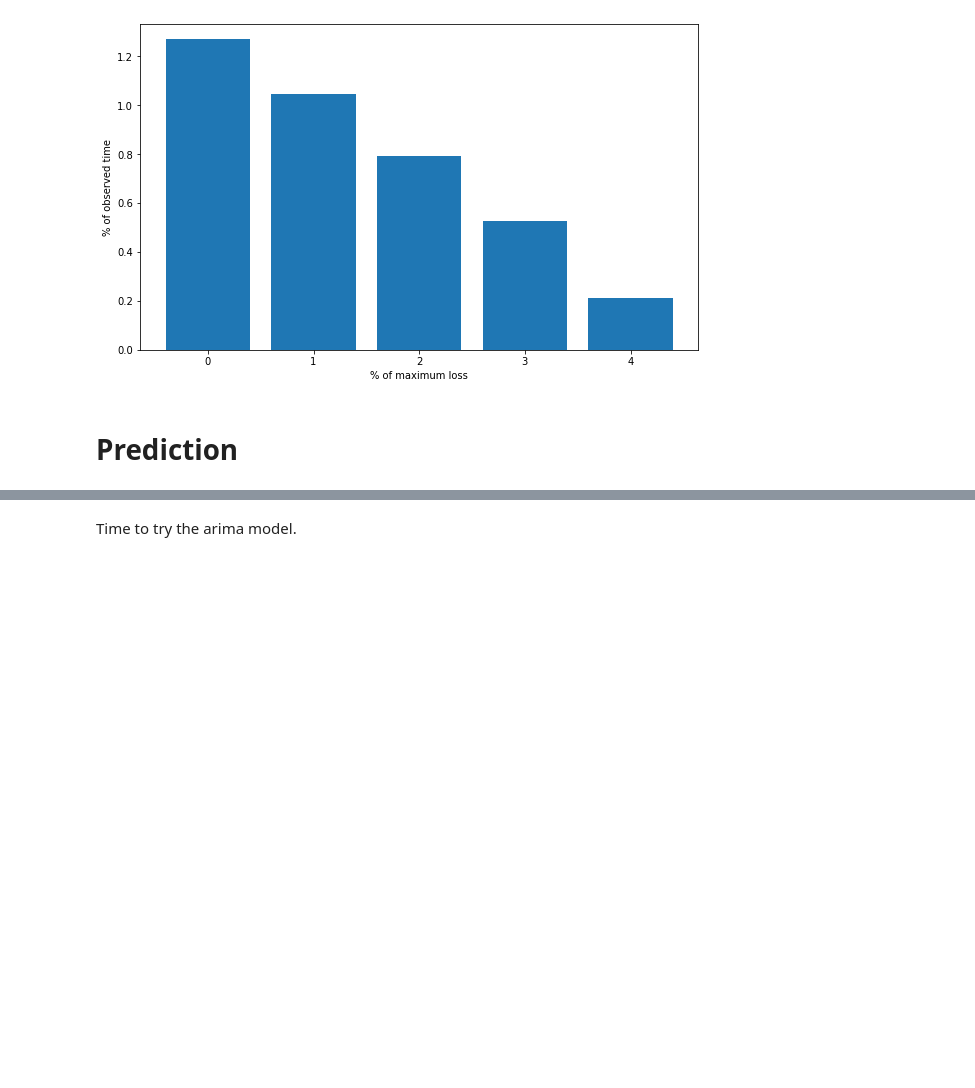
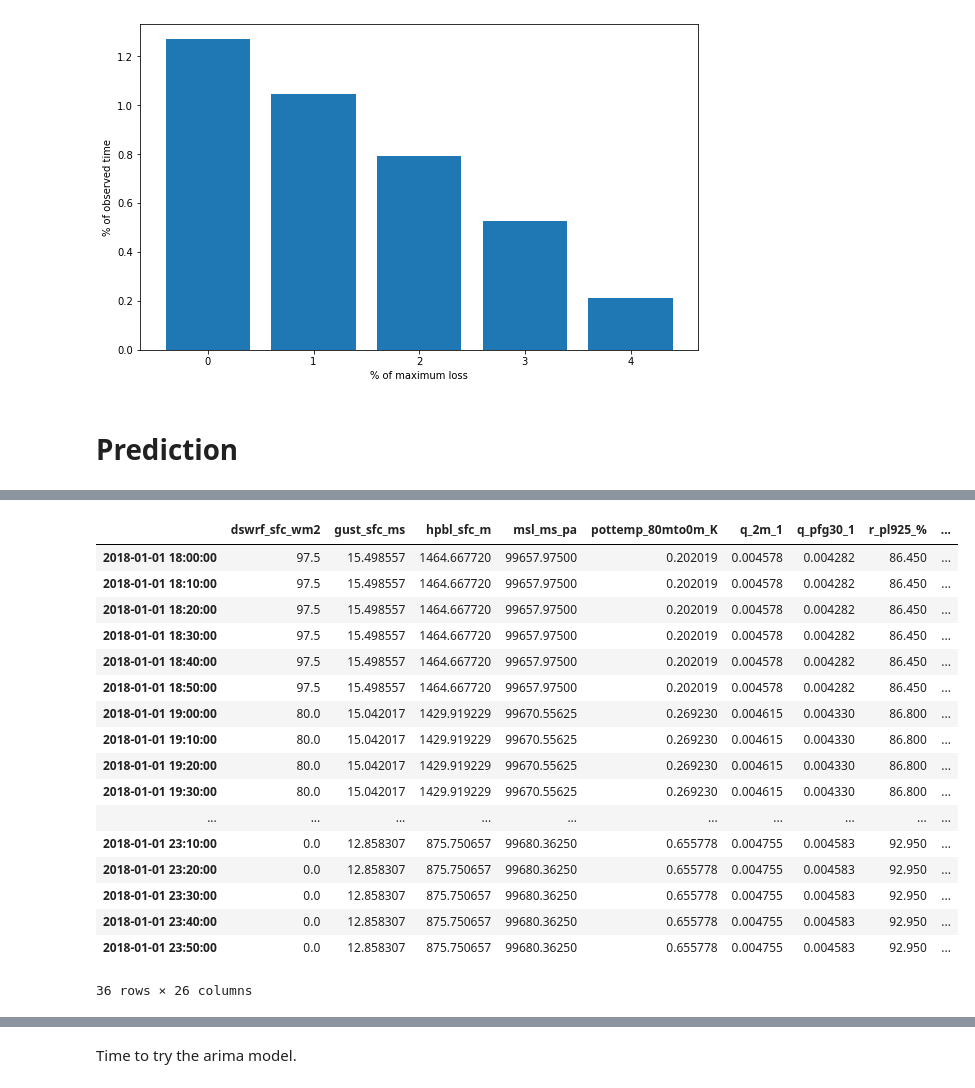
Before and after one commit to ThomTe314/capstone_quadra, a Jupyter notebook: Capstone ML.ipynb, the cells around one changed output, grey strips where cells are left out. Saved outputs shown, nothing was run; the diff lists cells and outputs as text; code cells hidden in the pictures; blank space fills up the shorter version.

```diff
--- a/Capstone ML.ipynb
+++ b/Capstone ML.ipynb
@@ -273,0 +302,21 @@ np.log(y_train[0]).plot()
+# %%
+train_dfs[0]
+# %% [output]
+|  | dswrf_sfc_wm2 | gust_sfc_ms | hpbl_sfc_m | msl_ms_pa | pottemp_80mto0m_K | q_2m_1 | q_pfg30_1 | r_pl925_% | ... |
+| 2018-01-01 18:00:00 | 97.5 | 15.498557 | 1464.667720 | 99657.97500 | 0.202019 | 0.004578 | 0.004282 | 86.450 | ... |
+| 2018-01-01 18:10:00 | 97.5 | 15.498557 | 1464.667720 | 99657.97500 | 0.202019 | 0.004578 | 0.004282 | 86.450 | ... |
+| 2018-01-01 18:20:00 | 97.5 | 15.498557 | 1464.667720 | 99657.97500 | 0.202019 | 0.004578 | 0.004282 | 86.450 | ... |
+| 2018-01-01 18:30:00 | 97.5 | 15.498557 | 1464.667720 | 99657.97500 | 0.202019 | 0.004578 | 0.004282 | 86.450 | ... |
+| 2018-01-01 18:40:00 | 97.5 | 15.498557 | 1464.667720 | 99657.97500 | 0.202019 | 0.004578 | 0.004282 | 86.450 | ... |
+| 2018-01-01 18:50:00 | 97.5 | 15.498557 | 1464.667720 | 99657.97500 | 0.202019 | 0.004578 | 0.004282 | 86.450 | ... |
+| 2018-01-01 19:00:00 | 80.0 | 15.042017 | 1429.919229 | 99670.55625 | 0.269230 | 0.004615 | 0.004330 | 86.800 | ... |
+| 2018-01-01 19:10:00 | 80.0 | 15.042017 | 1429.919229 | 99670.55625 | 0.269230 | 0.004615 | 0.004330 | 86.800 | ... |
+| 2018-01-01 19:20:00 | 80.0 | 15.042017 | 1429.919229 | 99670.55625 | 0.269230 | 0.004615 | 0.004330 | 86.800 | ... |
+| 2018-01-01 19:30:00 | 80.0 | 15.042017 | 1429.919229 | 99670.55625 | 0.269230 | 0.004615 | 0.004330 | 86.800 | ... |
+| ... | ... | ... | ... | ... | ... | ... | ... | ... | ... |
+| 2018-01-01 23:10:00 | 0.0 | 12.858307 | 875.750657 | 99680.36250 | 0.655778 | 0.004755 | 0.004583 | 92.950 | ... |
+| 2018-01-01 23:20:00 | 0.0 | 12.858307 | 875.750657 | 99680.36250 | 0.655778 | 0.004755 | 0.004583 | 92.950 | ... |
+| 2018-01-01 23:30:00 | 0.0 | 12.858307 | 875.750657 | 99680.36250 | 0.655778 | 0.004755 | 0.004583 | 92.950 | ... |
+| 2018-01-01 23:40:00 | 0.0 | 12.858307 | 875.750657 | 99680.36250 | 0.655778 | 0.004755 | 0.004583 | 92.950 | ... |
+| 2018-01-01 23:50:00 | 0.0 | 12.858307 | 875.750657 | 99680.36250 | 0.655778 | 0.004755 | 0.004583 | 92.950 | ... |
+36 rows × 26 columns
```
Also changed, not shown: parts of 32 cells of this notebook.
